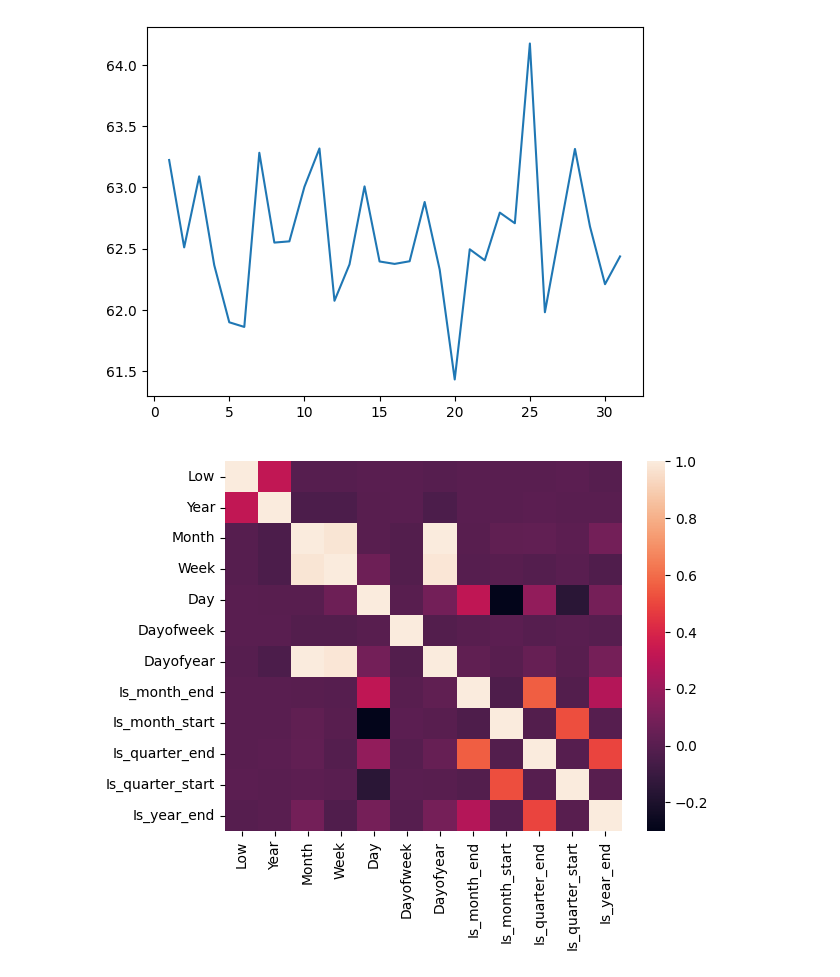
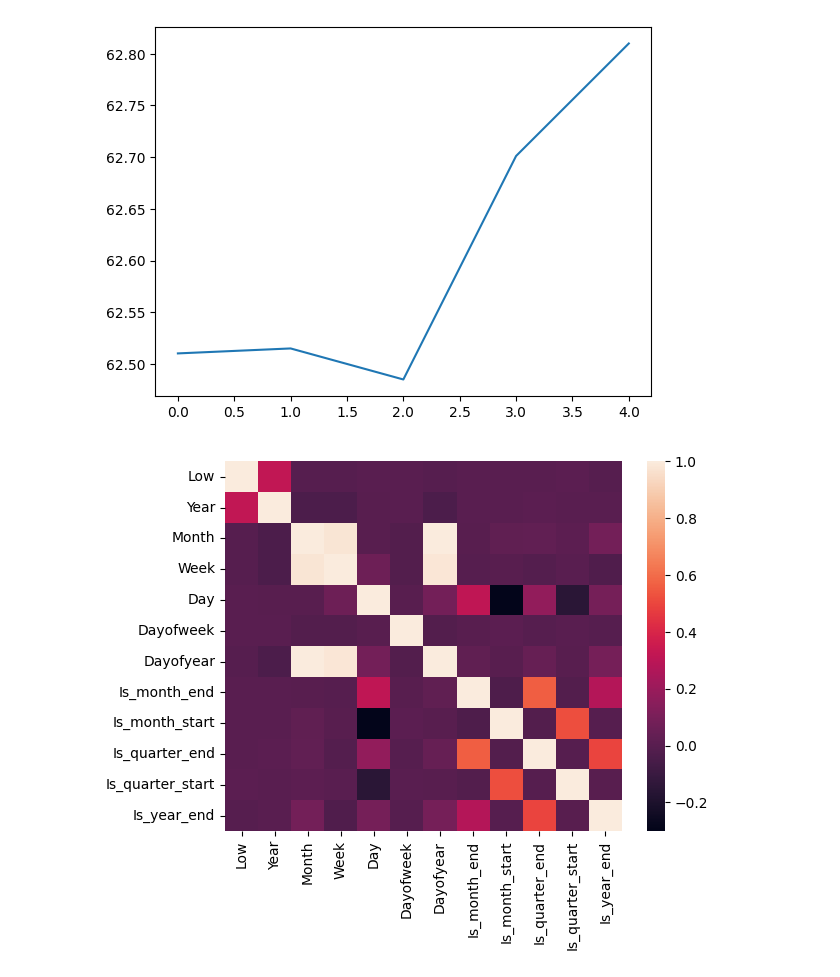
Before and after one commit to watrgoat/WTI-Crude-Prediction, a Jupyter notebook: predict_prices.ipynb, the cells around one changed output. Drawn from its saved outputs; the diff is of its cells as text; code cells hidden in the pictures.

```diff
--- a/predict_prices.ipynb
+++ b/predict_prices.ipynb
@@ -55,5 +57,10 @@ def get_hist(tck, srch, time='Max', ivl='1d'):
     df = df.drop(columns='Is_year_start')
 
     return df
+# %%
+def line_plot(df, col, group):
+    s = df.groupby([group])[col].mean()
+    plt.plot(s.index, s.values)
+    plt.show()
 # %%
 # get historic data
@@ -80,9 +87,7 @@ df
-# %%
-s = df.groupby(['Day'])[search].mean()
-plt.plot(s.index, s.values)
-plt.show()
-# %% [output]
-[figure, removed]
+# %%
+line_plot(df, search, 'Dayofweek')
+# %% [output]
+[figure, added]
 # %%
 dataplot = sb.heatmap(df.corr())
 plt.show()
```
Also changed, not shown: parts of 4 cells of this notebook.
